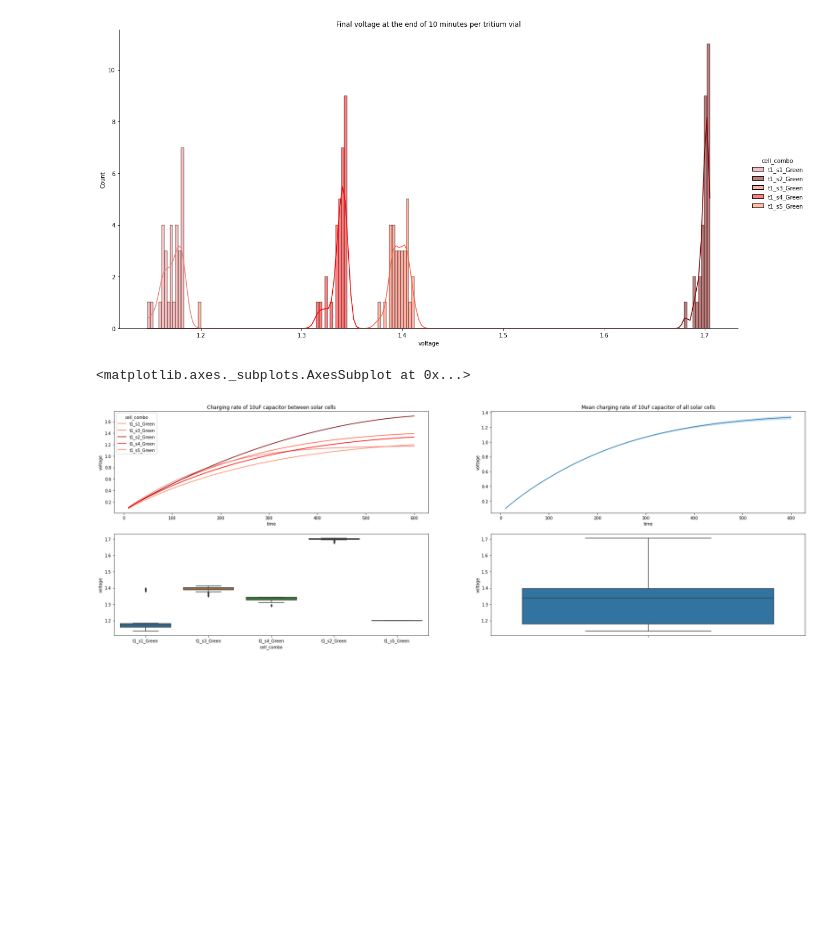
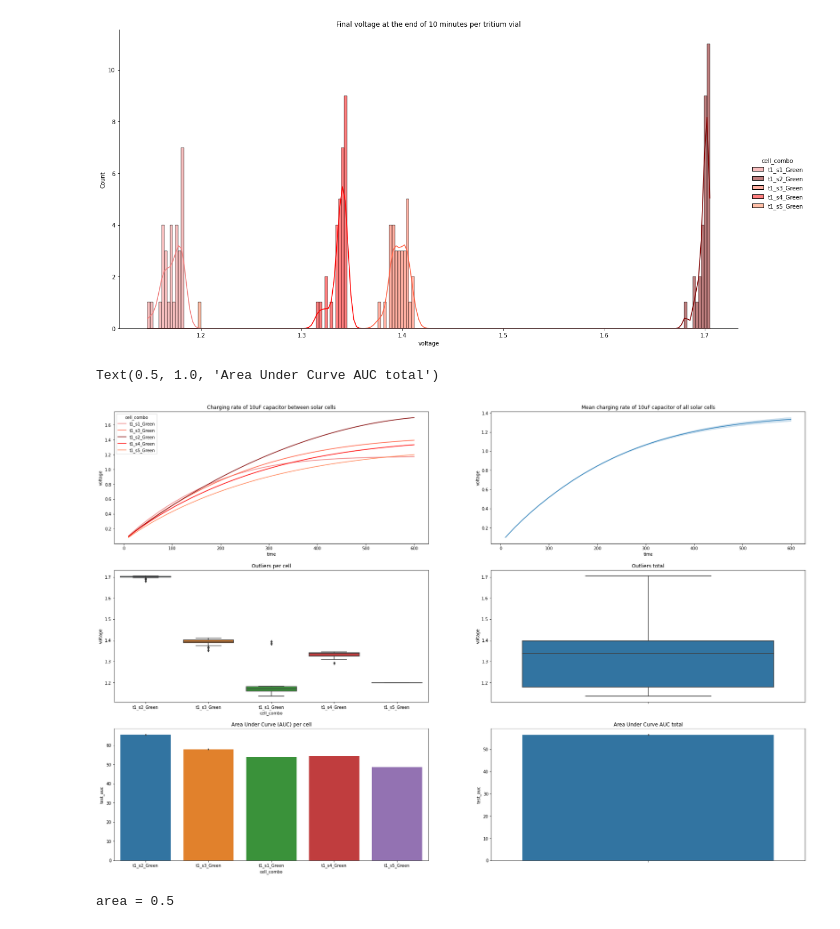
Before and after one commit to darkmatter2222/Nuclear-Battery, a Jupyter notebook: measurement_techniques/analiyze_measurements/single_cell_performance_testing.ipynb, the cells around one changed output. Drawn from its saved outputs; the diff is of its cells as text; code cells hidden in the pictures; blank space fills up the shorter version.

```diff
--- a/measurement_techniques/analiyze_measurements/single_cell_performance_testing.ipynb
+++ b/measurement_techniques/analiyze_measurements/single_cell_performance_testing.ipynb
@@ -97,3 +97,10 @@ df
+# %%
+from numpy import trapz
+
+for time_of_test in df['time_of_test'].unique():
+  working_run_df = df[df['time_of_test']==time_of_test]
+  auc = trapz(working_run_df['voltage'], dx=1)
+  df.at[df['time_of_test']==time_of_test, 'test_auc'] = auc
 # %%
 import seaborn as sns
 import matplotlib.pyplot as plt
@@ -122,13 +129,26 @@ sns.displot(sample_df[(sample_df['time']==600)].reset_index(), x='voltage', bins
 <seaborn.axisgrid.FacetGrid at 0x...>
 [figure]
 # %%
-sample_run = df[['time_of_test', 'voltage', 'time', 'solar_plot_color', 'cell_combo']].sort_values(by='time', ascending=True).reset_index()
-fig, ax = plt.subplots(2, 2, figsize=(30,10))
+sample_run = df[['time_of_test', 'voltage', 'time', 'solar_plot_color', 'cell_combo', 'test_auc']].sort_values(by='time', ascending=True).reset_index()
+fig, ax = plt.subplots(3, 2, figsize=(30,20))
 sns.lineplot(data=sample_run, x="time", y="voltage", hue='cell_combo', palette=sample_run['solar_plot_color'].unique().tolist(), ax=ax[0, 0]).set_title(f"Charging rate of 10uF capacitor between solar cells")
 sns.lineplot(data=sample_run, x="time", y="voltage", ax=ax[0, 1]).set_title(f"Mean charging rate of 10uF capacitor of all solar cells")
 
-sns.boxplot(x=sample_run[sample_run['time']==600]['cell_combo'], y=sample_run[sample_run['time']==600]['voltage'], ax=ax[1, 0])
-sns.boxplot(y=sample_run[sample_run['time']==600]['voltage'], ax=ax[1, 1])
+sample_run = sample_run.sort_values(by='test_auc', ascending=False)
+sns.boxplot(x=sample_run[sample_run['time']==600]['cell_combo'], y=sample_run[sample_run['time']==600]['voltage'], ax=ax[1, 0]).set_title(f"Outliers per cell")
+sns.boxplot(y=sample_run[sample_run['time']==600]['voltage'], ax=ax[1, 1]).set_title(f"Outliers total")
+
+sns.barplot(data=sample_run, x="cell_combo", y="test_auc", ax=ax[2, 0]).set_title(f"Area Under Curve (AUC) per cell")
+sns.barplot(data=sample_run, y="test_auc", ax=ax[2, 1]).set_title(f"Area Under Curve AUC total")
 # %% [output]
-<matplotlib.axes._subplots.AxesSubplot at 0x...>
+Text(0.5, 1.0, 'Area Under Curve AUC total')
-[figure, old version]
+[figure, new version]
+# %%
+from numpy import trapz
+y = np.array([1, 0])
+
+# Compute the area using the composite trapezoidal rule.
+area = trapz(y, dx=1)
+print("area =", area)
+# %% [output]
+area = 0.5
```
Also changed, not shown: parts of 2 cells of this notebook.
